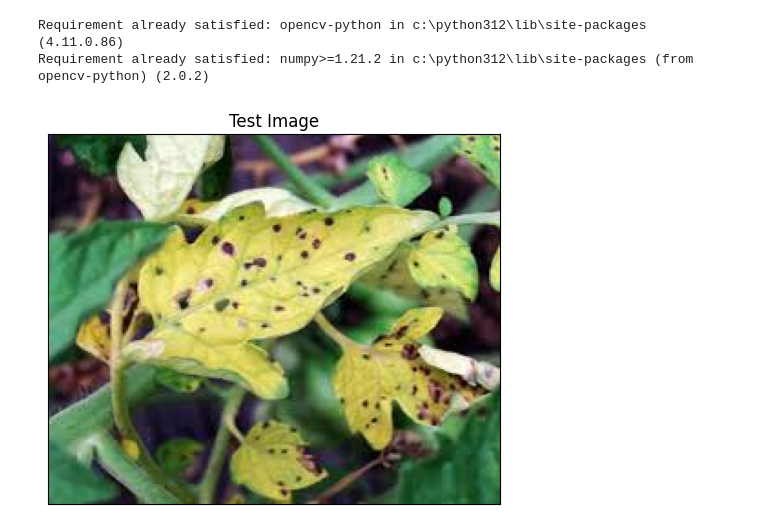
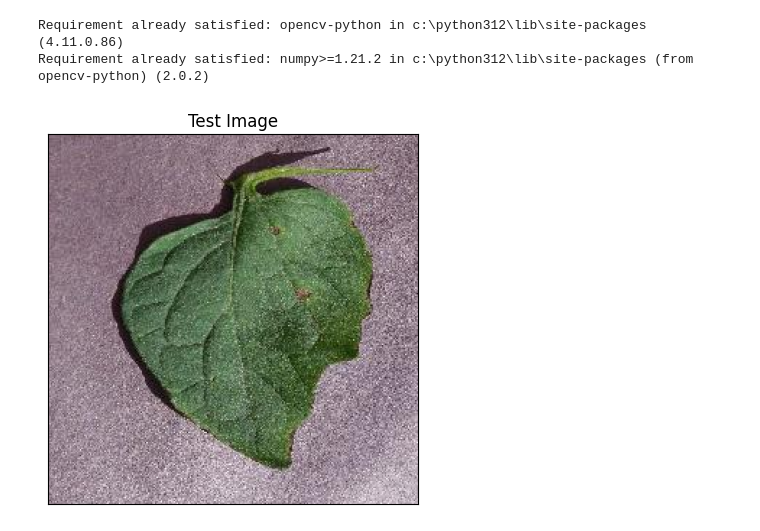
Before and after one commit to DanishVahora/leafcare, a Jupyter notebook: model_training/Plant_Disease_Dataset/Test_model.ipynb, the cells around one changed output. Cells and saved outputs as stored; diff of their text form; code cells hidden in the pictures.

```diff
--- a/model_training/Plant_Disease_Dataset/Test_model.ipynb
+++ b/model_training/Plant_Disease_Dataset/Test_model.ipynb
@@ -16,18 +16,18 @@ Requirement already satisfied: opencv-python in c:\python312\lib\site-packages (
 Requirement already satisfied: numpy>=1.21.2 in c:\python312\lib\site-packages (from opencv-python) (2.0.2)
 # %%
 import cv2
-image_path = 'test/download (1).jpeg'
+image_path = 'aca.jpeg'
 # Reading an image in default mode
 img = cv2.imread(image_path)
 img = cv2.cvtColor(img,cv2.COLOR_BGR2RGB) #Converting BGR to RGB
 # Displaying the image
 plt.imshow(img)
 plt.title('Test Image')
 plt.xticks([])
 plt.yticks([])
 plt.show()
 # %% [output]
-[figure, old version]
+[figure, new version]
 # %%
 image = tf.keras.preprocessing.image.load_img(image_path,target_size=(128,128))
 input_arr = tf.keras.preprocessing.image.img_to_array(image)
```
Also changed, not shown: parts of 7 cells of this notebook, 6 other files.
